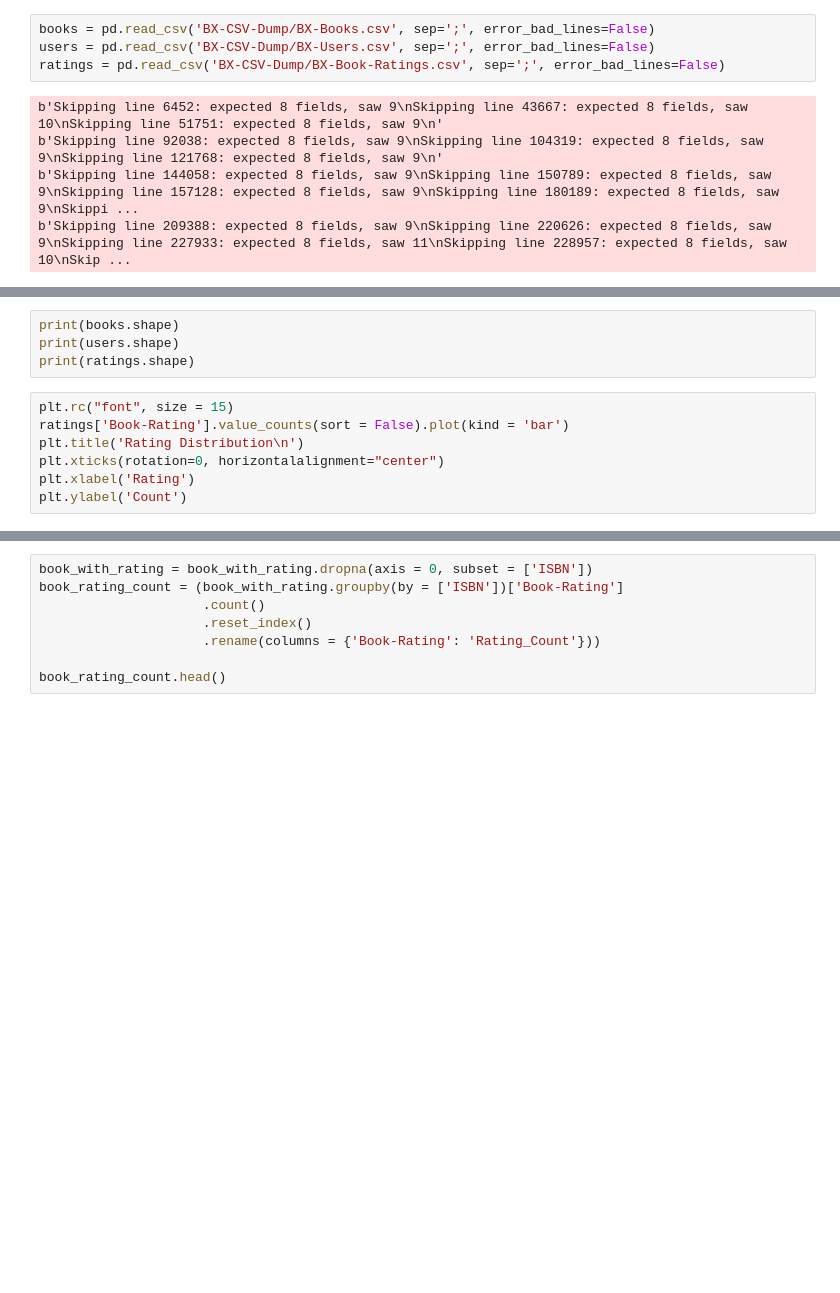
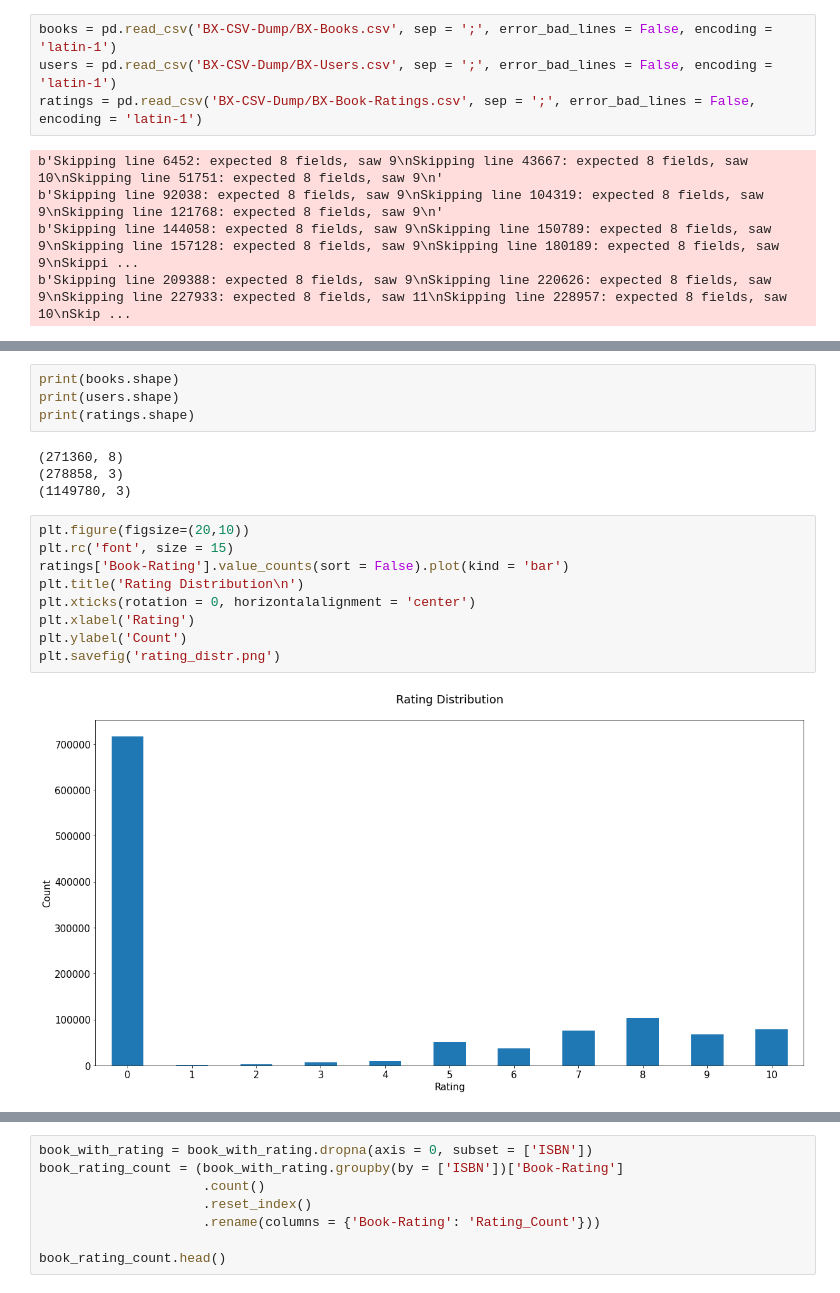
Before and after one commit to lachaka/book-recommendation, a Jupyter notebook: book-recommendation-engine.ipynb, the cells around one changed output, grey strips where cells are left out. Cells and saved outputs as stored; diff of their text form; blank space fills up the shorter version.

```diff
--- a/book-recommendation-engine.ipynb
+++ b/book-recommendation-engine.ipynb
@@ -5,7 +9,7 @@ import numpy as np
 # %%
-books = pd.read_csv('BX-CSV-Dump/BX-Books.csv', sep=';', error_bad_lines=False)
-users = pd.read_csv('BX-CSV-Dump/BX-Users.csv', sep=';', error_bad_lines=False)
-ratings = pd.read_csv('BX-CSV-Dump/BX-Book-Ratings.csv', sep=';', error_bad_lines=False)
+books = pd.read_csv('BX-CSV-Dump/BX-Books.csv', sep = ';', error_bad_lines = False, encoding = 'latin-1')
+users = pd.read_csv('BX-CSV-Dump/BX-Users.csv', sep = ';', error_bad_lines = False, encoding = 'latin-1')
+ratings = pd.read_csv('BX-CSV-Dump/BX-Book-Ratings.csv', sep = ';', error_bad_lines = False, encoding = 'latin-1')
 # %% [output]
 b'Skipping line 6452: expected 8 fields, saw 9\nSkipping line 43667: expected 8 fields, saw 10\nSkipping line 51751: expected 8 fields, saw 9\n'
 b'Skipping line 92038: expected 8 fields, saw 9\nSkipping line 104319: expected 8 fields, saw 9\nSkipping line 121768: expected 8 fields, saw 9\n'
@@ -33,11 +59,19 @@ ratings['Book-Rating'].describe()
 print(books.shape)
 print(users.shape)
 print(ratings.shape)
+# %% [output]
+(271360, 8)
+(278858, 3)
+(1149780, 3)
 # %%
-plt.rc("font", size = 15)
+plt.figure(figsize=(20,10))
+plt.rc('font', size = 15)
 ratings['Book-Rating'].value_counts(sort = False).plot(kind = 'bar')
 plt.title('Rating Distribution\n')
-plt.xticks(rotation=0, horizontalalignment="center")
+plt.xticks(rotation = 0, horizontalalignment = 'center')
 plt.xlabel('Rating')
 plt.ylabel('Count')
+plt.savefig('rating_distr.png')
+# %% [output]
+[figure, added]
 # %%
```
Also changed, not shown: parts of 20 cells of this notebook.
